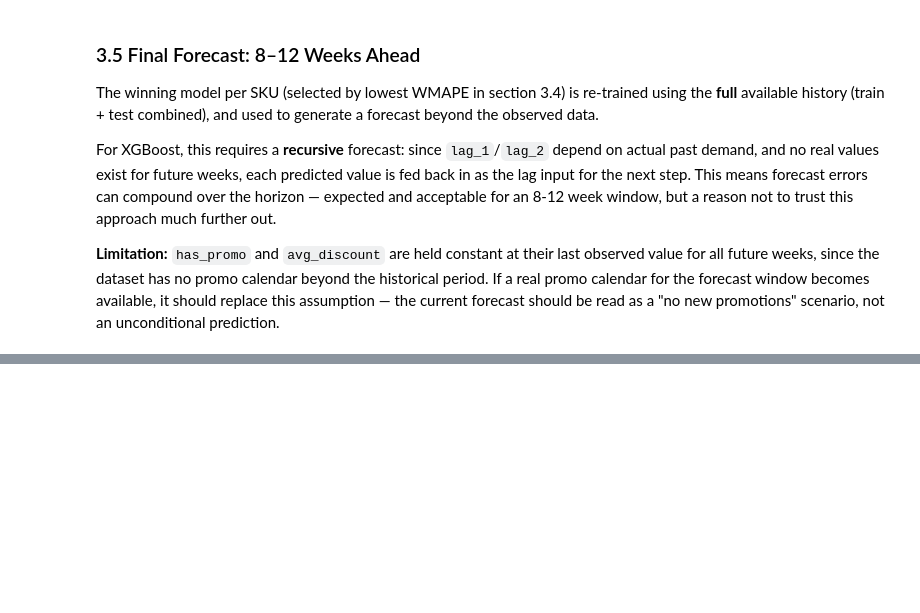
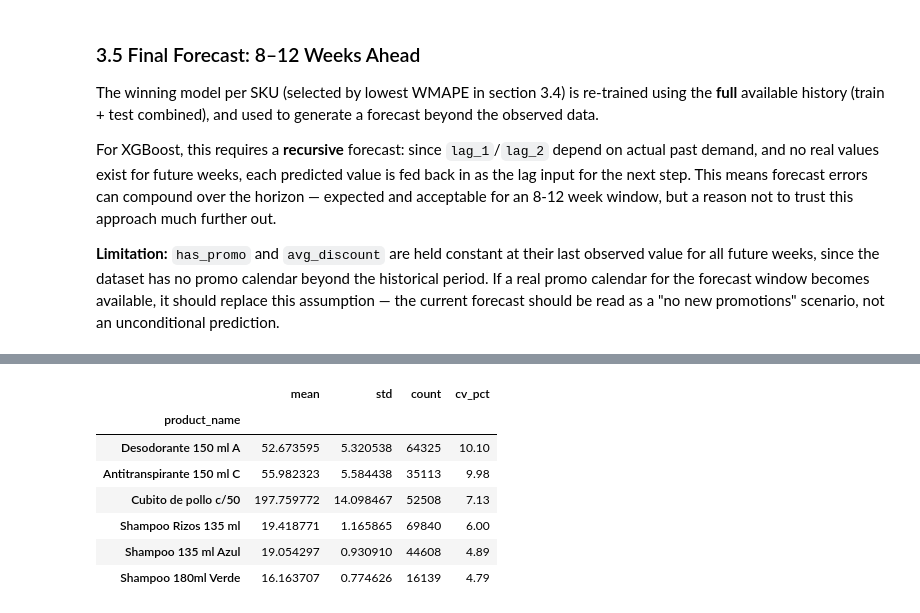
Before and after one commit to SibraimT/VEMIO-trial, a Jupyter notebook: notebooks/01_eda_cleaning.ipynb, the cells around one changed output, grey strips where cells are left out. Cells and saved outputs as stored; diff of their text form; code cells hidden in the pictures; blank space fills up the shorter version.

```diff
--- a/notebooks/01_eda_cleaning.ipynb
+++ b/notebooks/01_eda_cleaning.ipynb
@@ -653,0 +704,21 @@ plt.show()
+# %%
+pricing = df[~df["is_gift"] & ~df["is_cancelled"]].copy()
+pricing["effective_price"] = pricing["sell_in_amount"] / pricing["sell_in_quantity"]
+
+price_summary = (
+    pricing.groupby("product_name")["effective_price"]
+    .agg(["mean", "std", "count"])
+    .assign(cv_pct=lambda x: (x["std"] / x["mean"] * 100).round(2))
+    .sort_values("cv_pct", ascending=False)
+)
+
+price_summary
+# %% [output]
+|  | mean | std | count | cv_pct |
+| product_name |  |  |  |  |
+| Desodorante 150 ml A | 52.673595 | 5.320538 | 64325 | 10.10 |
+| Antitranspirante 150 ml C | 55.982323 | 5.584438 | 35113 | 9.98 |
+| Cubito de pollo c/50 | 197.759772 | 14.098467 | 52508 | 7.13 |
+| Shampoo Rizos 135 ml | 19.418771 | 1.165865 | 69840 | 6.00 |
+| Shampoo 135 ml Azul | 19.054297 | 0.930910 | 44608 | 4.89 |
+| Shampoo 180ml Verde | 16.163707 | 0.774626 | 16139 | 4.79 |
```
Also changed, not shown: parts of 18 cells of this notebook, 3 other files.
